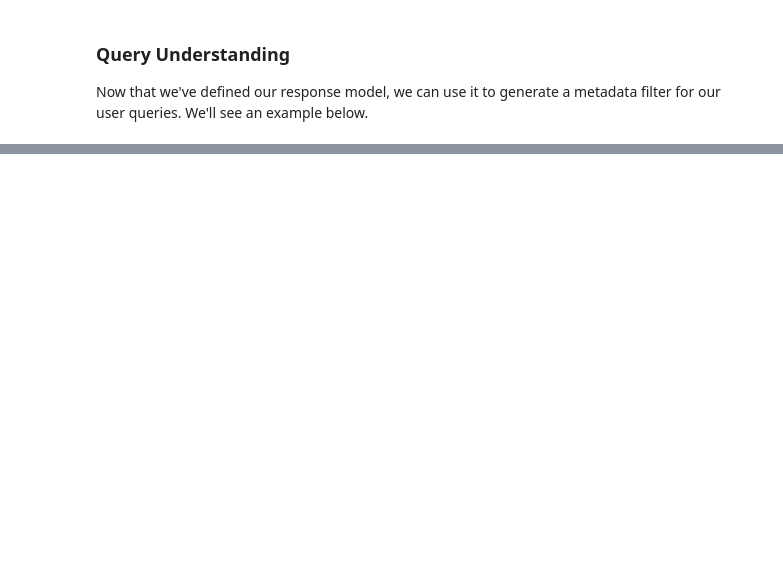
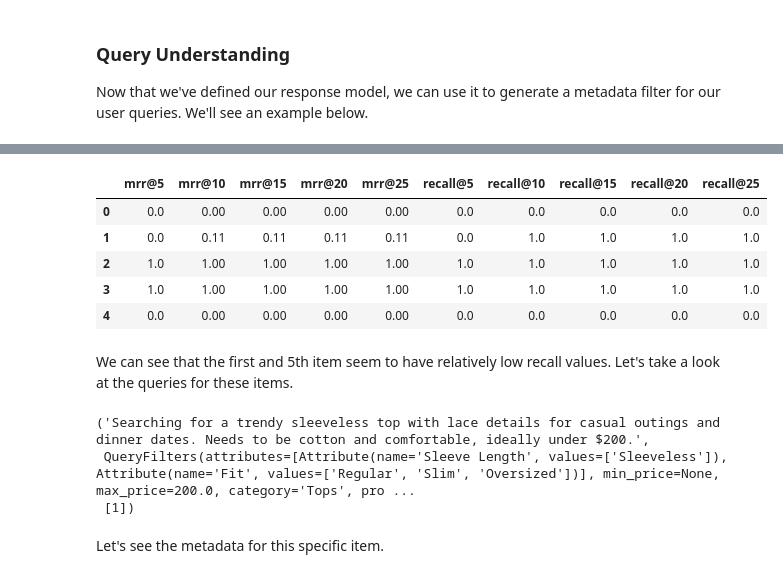
Before and after one commit to 567-labs/ai-engineering-summit, a Jupyter notebook: 3. Metadata-Enhanced Retrieval.ipynb, the cells around one changed output, grey strips where cells are left out. Cells and saved outputs as stored; diff of their text form; code cells hidden in the pictures; blank space fills up the shorter version.

```diff
--- a/3. Metadata-Enhanced Retrieval.ipynb
+++ b/3. Metadata-Enhanced Retrieval.ipynb
@@ -319,20 +137,0 @@ with open("queries.json", "r") as f:
-# %%
-import instructor
-from lancedb.table import Table
-from tqdm.asyncio import tqdm_asyncio
-
-
-async def retrieve_item(client: instructor.AsyncInstructor, item: dict, table: Table):
-    generated_filter = await extract_query_filters(client, item["query"])
-    results = retrieve_and_filter(item["query"], table, generated_filter)
-    return {
-        "query": item["query"],
-        "retrieved_items": results,
-        "expected_items": [item["id"]],
-        "filters": generated_filter,
-    }
-
-
-client = instructor.from_openai(AsyncOpenAI())
-coros = [retrieve_item(client, query, table) for query in queries]
-results = await tqdm_asyncio.gather(*coros)
@@ -504,0 +363,18 @@ Most importantly, we've been able to quantify the improvement in our retrieval a
+# %%
+from helpers.metrics import get_metrics_at_k
+
+retrieved_items = [
+    [item["id"] for item in result["retrieved_items"]] for result in results
+]
+labels = [item["expected_items"] for item in results]
+
+metrics = get_metrics_at_k(metrics=["mrr", "recall"], sizes=[5, 10, 15, 20, 25])
+computed_metrics = [
+    {
+        metric: score_fn(retrieved_item_ids, desired_item)
+        for metric, score_fn in metrics.items()
+    }
+    for retrieved_item_ids, desired_item in zip(retrieved_items, labels)
+]
+df = pd.DataFrame(computed_metrics)
+df.mean().round(2)
@@ -504,0 +416,19 @@ Most importantly, we've been able to quantify the improvement in our retrieval a
+# %%
+df.head().round(2)
+# %% [output]
+|  | mrr@5 | mrr@10 | mrr@15 | mrr@20 | mrr@25 | recall@5 | recall@10 | recall@15 | recall@20 | recall@25 |
+| 0 | 0.0 | 0.00 | 0.00 | 0.00 | 0.00 | 0.0 | 0.0 | 0.0 | 0.0 | 0.0 |
+| 1 | 0.0 | 0.11 | 0.11 | 0.11 | 0.11 | 0.0 | 1.0 | 1.0 | 1.0 | 1.0 |
+| 2 | 1.0 | 1.00 | 1.00 | 1.00 | 1.00 | 1.0 | 1.0 | 1.0 | 1.0 | 1.0 |
+| 3 | 1.0 | 1.00 | 1.00 | 1.00 | 1.00 | 1.0 | 1.0 | 1.0 | 1.0 | 1.0 |
+| 4 | 0.0 | 0.00 | 0.00 | 0.00 | 0.00 | 0.0 | 0.0 | 0.0 | 0.0 | 0.0 |
+# %% [markdown]
+We can see that the first and 5th item seem to have relatively low recall values. Let's take a look at the queries for these items.
+# %%
+results[0]["query"], results[0]["filters"], results[0]["expected_items"]
+# %% [output]
+('Searching for a trendy sleeveless top with lace details for casual outings and dinner dates. Needs to be cotton and comfortable, ideally under $200.',
+ QueryFilters(attributes=[Attribute(name='Sleeve Length', values=['Sleeveless']), Attribute(name='Fit', values=['Regular', 'Slim', 'Oversized'])], min_price=None, max_price=200.0, category='Tops', pro ...
+ [1])
+# %% [markdown]
+Let's see the metadata for this specific item.
```
Also changed, not shown: parts of 57 cells of this notebook, 4 other files.
